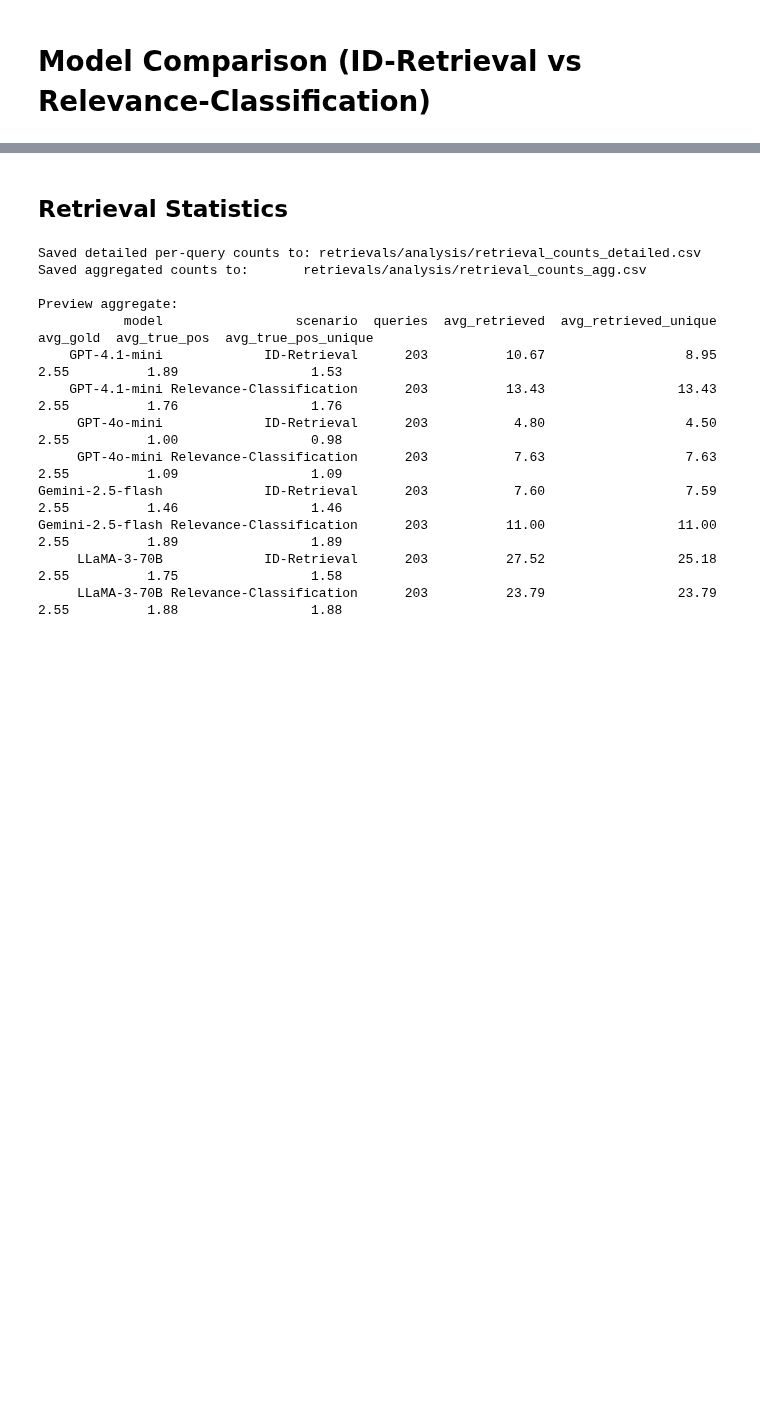
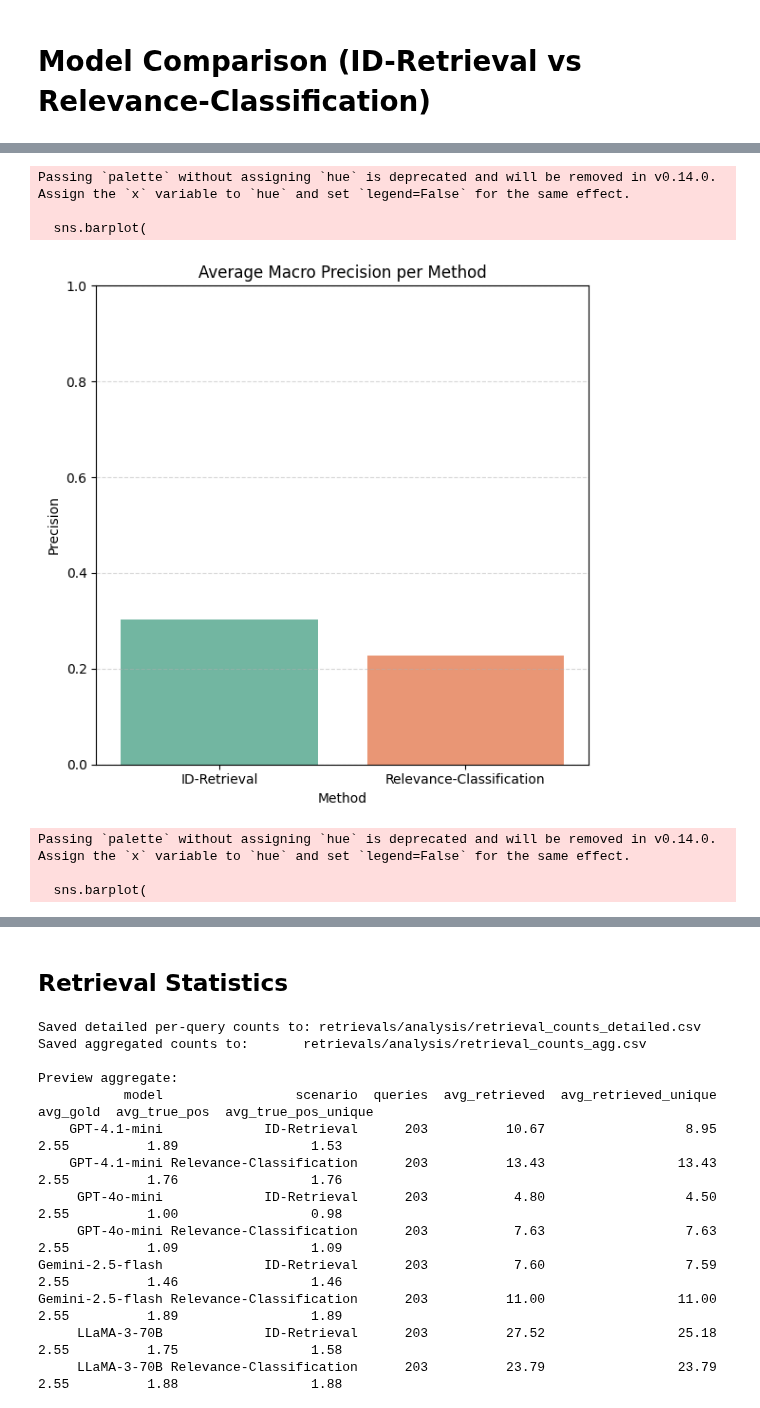
Before and after one commit to Arash-Alborz/legal_retrieval, a Jupyter notebook: llm_retrieval/retrieval_analysis.ipynb, the cells around one changed output, grey strips where cells are left out. Drawn from its saved outputs; the diff is of its cells as text; code cells hidden in the pictures; blank space fills up the shorter version.

```diff
--- a/llm_retrieval/retrieval_analysis.ipynb
+++ b/llm_retrieval/retrieval_analysis.ipynb
@@ -178,0 +78,77 @@ plt.tight_layout(); plt.savefig(os.path.join(output_folder,"micro_metrics_compar
+# %%
+import pandas as pd
+import seaborn as sns
+import matplotlib.pyplot as plt
+import os
+
+output_folder = "retrievals/analysis"
+os.makedirs(output_folder, exist_ok=True)
+
+# === Load data ===
+macro_df = pd.read_csv("retrievals/evaluation/macro_scores.csv")
+micro_df = pd.read_csv("retrievals/evaluation/micro_scores.csv")
+
+# Melt and filter for F1-Score
+macro_long = macro_df.melt(
+    id_vars=["Model", "Method"],
+    value_vars=["Precision", "Recall", "F1-Score"],
+    var_name="Metric",
+    value_name="Score"
+)
+micro_long = micro_df.melt(
+    id_vars=["Model", "Method"],
+    value_vars=["Precision", "Recall", "F1-Score"],
+    var_name="Metric",
+    value_name="Score"
+)
+
+macro_f1 = macro_long[macro_long["Metric"] == "Precision"]
+micro_f1 = micro_long[micro_long["Metric"] == "Precision"]
+
+# === Average across models for each Method ===
+macro_avg_f1 = macro_f1.groupby("Method", as_index=False)["Score"].mean()
+micro_avg_f1 = micro_f1.groupby("Method", as_index=False)["Score"].mean()
+
+# === Macro F1 bar plot ===
+plt.figure(figsize=(6, 6))
+sns.barplot(
+    data=macro_avg_f1,
+    x="Method", y="Score",
+    palette="Set2",
+    errorbar=None
+)
+plt.title("Average Macro Precision per Method")
+plt.ylim(0, 1)
+plt.ylabel("Precision")
+plt.xlabel("Method")
+plt.grid(axis="y", linestyle="--", alpha=0.5)
+plt.legend([], [], frameon=False)  # No legend needed, only 2 bars
+plt.tight_layout()
+plt.savefig(os.path.join(output_folder, "macro_avg_precision_per_method.png"), dpi=300)
+plt.show()
+
+# === Micro F1 bar plot ===
+plt.figure(figsize=(6, 6))
+sns.barplot(
+    data=micro_avg_f1,
+    x="Method", y="Score",
+    palette="Set2",
+    errorbar=None
+)
+plt.title("Average Micro Precision per Method")
+plt.ylim(0, 1)
+plt.ylabel("Precision")
+plt.xlabel("Method")
+plt.grid(axis="y", linestyle="--", alpha=0.5)
+plt.legend([], [], frameon=False)
+plt.tight_layout()
+plt.savefig(os.path.join(output_folder, "micro_avg_precision_per_method.png"), dpi=300)
+plt.show()
+# %% [output]
+Passing `palette` without assigning `hue` is deprecated and will be removed in v0.14.0. Assign the `x` variable to `hue` and set `legend=False` for the same effect.
+
+  sns.barplot(
+[figure, added]
+Passing `palette` without assigning `hue` is deprecated and will be removed in v0.14.0. Assign the `x` variable to `hue` and set `legend=False` for the same effect.
+
+  sns.barplot(
```
Also changed, not shown: parts of 7 cells of this notebook, 26 other files.
